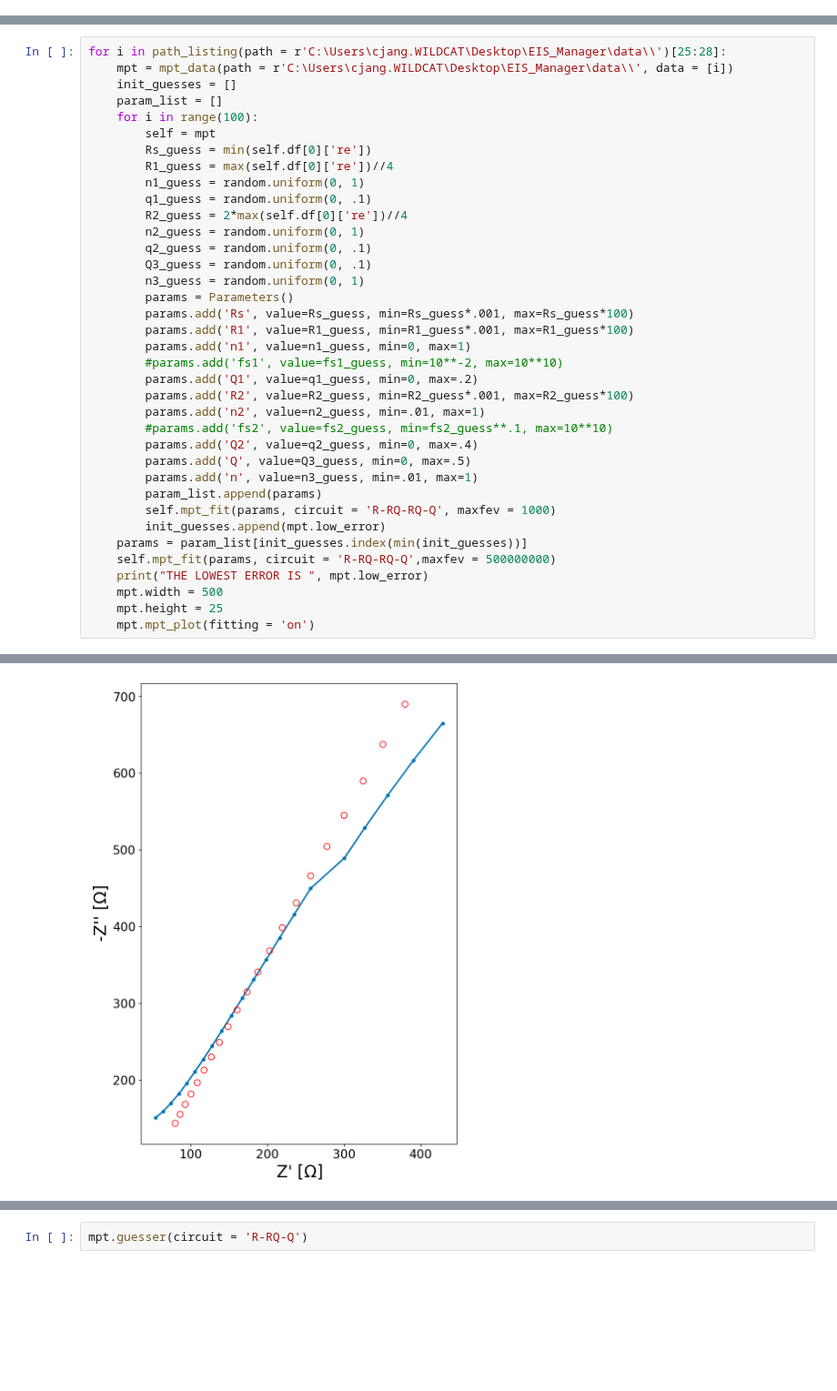
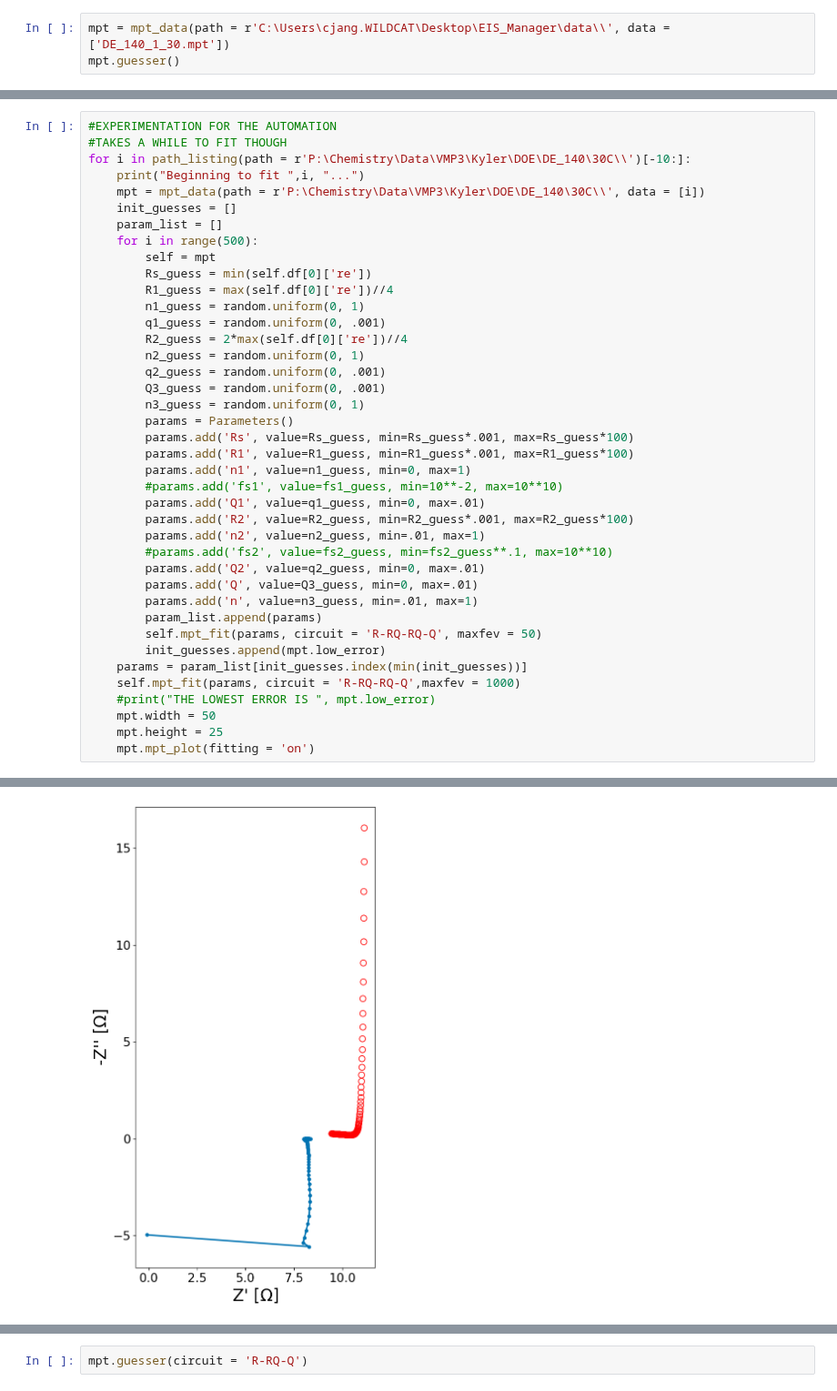
Before and after one commit to WildcatDiscovery/EIS_Manager, a Jupyter notebook: utils/test.ipynb, the cells around one changed output, grey strips where cells are left out. Shown at 91% size. Cells and saved outputs as stored; diff of their text form; blank space fills up the shorter version.

Commit message:
guesser implemented

```diff
--- a/utils/test.ipynb
+++ b/utils/test.ipynb
@@ -7,0 +17,3 @@ path_listing(path = r'C:\Users\cjang.WILDCAT\Desktop\EIS_Manager\data\\')[25:28]
+# %%
+mpt = mpt_data(path = r'C:\Users\cjang.WILDCAT\Desktop\EIS_Manager\data\\', data =['DE_140_1_30.mpt'])
+mpt.guesser()
@@ -8,38 +27,41 @@ path_listing(path = r'C:\Users\cjang.WILDCAT\Desktop\EIS_Manager\data\\')[25:28]
 # %%
-for i in path_listing(path = r'C:\Users\cjang.WILDCAT\Desktop\EIS_Manager\data\\')[25:28]:
-    mpt = mpt_data(path = r'C:\Users\cjang.WILDCAT\Desktop\EIS_Manager\data\\', data = [i])
+#EXPERIMENTATION FOR THE AUTOMATION
+#TAKES A WHILE TO FIT THOUGH
+for i in path_listing(path = r'P:\Chemistry\Data\VMP3\Kyler\DOE\DE_140\30C\\')[-10:]:
+    print("Beginning to fit ",i, "...")
+    mpt = mpt_data(path = r'P:\Chemistry\Data\VMP3\Kyler\DOE\DE_140\30C\\', data = [i])
     init_guesses = []
     param_list = []
-    for i in range(100):
+    for i in range(500):
         self = mpt
         Rs_guess = min(self.df[0]['re'])
         R1_guess = max(self.df[0]['re'])//4
         n1_guess = random.uniform(0, 1)
-        q1_guess = random.uniform(0, .1)
+        q1_guess = random.uniform(0, .001)
         R2_guess = 2*max(self.df[0]['re'])//4
         n2_guess = random.uniform(0, 1)
-        q2_guess = random.uniform(0, .1)
-        Q3_guess = random.uniform(0, .1)
+        q2_guess = random.uniform(0, .001)
+        Q3_guess = random.uniform(0, .001)
         n3_guess = random.uniform(0, 1)
         params = Parameters()
         params.add('Rs', value=Rs_guess, min=Rs_guess*.001, max=Rs_guess*100)
         params.add('R1', value=R1_guess, min=R1_guess*.001, max=R1_guess*100)
         params.add('n1', value=n1_guess, min=0, max=1)
         #params.add('fs1', value=fs1_guess, min=10**-2, max=10**10)
-        params.add('Q1', value=q1_guess, min=0, max=.2)
+        params.add('Q1', value=q1_guess, min=0, max=.01)
         params.add('R2', value=R2_guess, min=R2_guess*.001, max=R2_guess*100)
         params.add('n2', value=n2_guess, min=.01, max=1)
         #params.add('fs2', value=fs2_guess, min=fs2_guess**.1, max=10**10)
-        params.add('Q2', value=q2_guess, min=0, max=.4)
-        params.add('Q', value=Q3_guess, min=0, max=.5)
+        params.add('Q2', value=q2_guess, min=0, max=.01)
+        params.add('Q', value=Q3_guess, min=0, max=.01)
         params.add('n', value=n3_guess, min=.01, max=1)
         param_list.append(params)
-        self.mpt_fit(params, circuit = 'R-RQ-RQ-Q', maxfev = 1000)
+        self.mpt_fit(params, circuit = 'R-RQ-RQ-Q', maxfev = 50)
         init_guesses.append(mpt.low_error)
     params = param_list[init_guesses.index(min(init_guesses))]
-    self.mpt_fit(params, circuit = 'R-RQ-RQ-Q',maxfev = 500000000)
-    print("THE LOWEST ERROR IS ", mpt.low_error)
-    mpt.width = 500
+    self.mpt_fit(params, circuit = 'R-RQ-RQ-Q',maxfev = 1000)
+    #print("THE LOWEST ERROR IS ", mpt.low_error)
+    mpt.width = 50
     mpt.height = 25
     mpt.mpt_plot(fitting = 'on')
 # %% [output]
@@ -48 +70 @@ THE LOWEST ERROR IS  49.11746984171598
-[figure, old version]
+[figure, new version]
```
Also changed, not shown: parts of 7 cells of this notebook, 2 other files.
